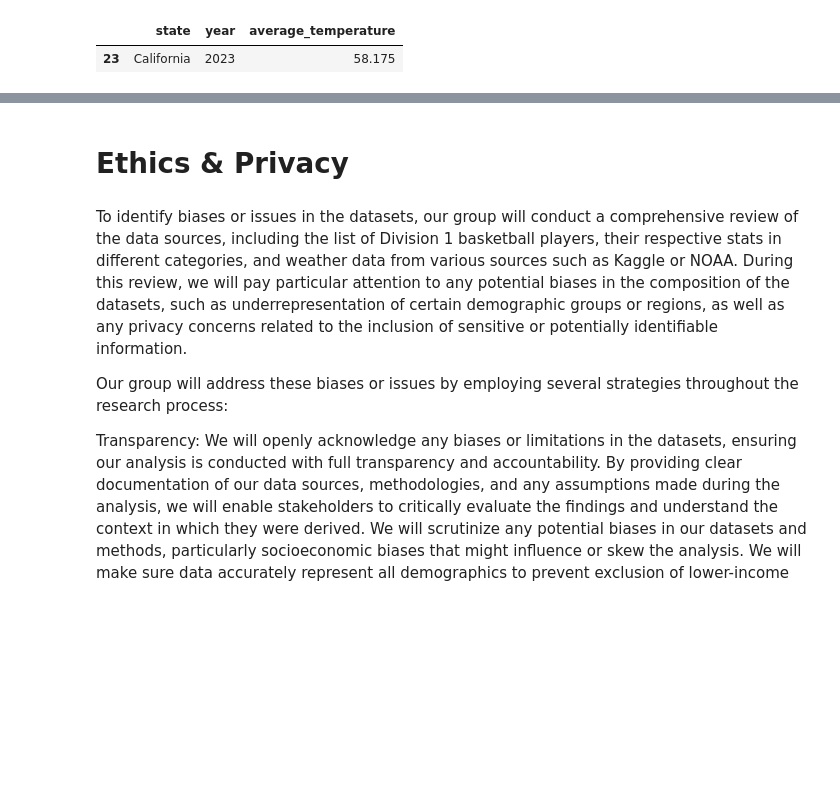
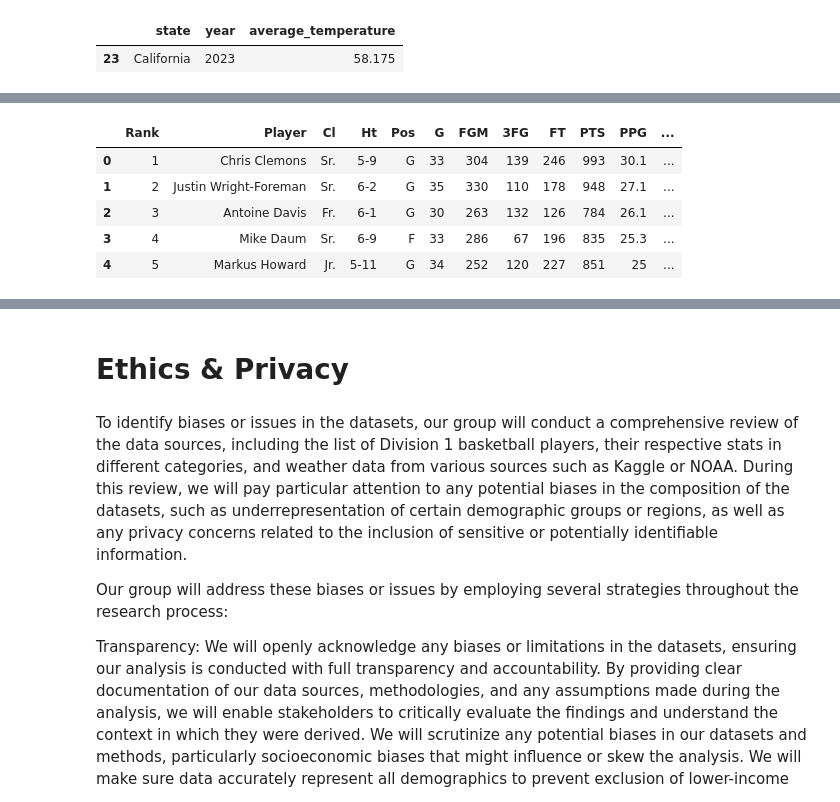
Before and after one commit to jayden789/State-weather-player-performance, a Jupyter notebook: DataCheckpoint_group69.ipynb, the cells around one changed output, grey strips where cells are left out. Cells and saved outputs as stored; diff of their text form; code cells hidden in the pictures; blank space fills up the shorter version.

```diff
--- a/DataCheckpoint_group69.ipynb
+++ b/DataCheckpoint_group69.ipynb
@@ -259,0 +324,11 @@ Name: count, dtype: int64
+# %%
+# Clean player names to include only name
+ppg_df["Player"] = ppg_df["Player"].apply(lambda s: s.split(",")[0])
+ppg_df.head()
+# %% [output]
+|  | Rank | Player | Cl | Ht | Pos | G | FGM | 3FG | FT | PTS | PPG | ... |
+| 0 | 1 | Chris Clemons | Sr. | 5-9 | G | 33 | 304 | 139 | 246 | 993 | 30.1 | ... |
+| 1 | 2 | Justin Wright-Foreman | Sr. | 6-2 | G | 35 | 330 | 110 | 178 | 948 | 27.1 | ... |
+| 2 | 3 | Antoine Davis | Fr. | 6-1 | G | 30 | 263 | 132 | 126 | 784 | 26.1 | ... |
+| 3 | 4 | Mike Daum | Sr. | 6-9 | F | 33 | 286 | 67 | 196 | 835 | 25.3 | ... |
+| 4 | 5 | Markus Howard | Jr. | 5-11 | G | 34 | 252 | 120 | 227 | 851 | 25 | ... |
```
Also changed, not shown: parts of 21 cells of this notebook.
